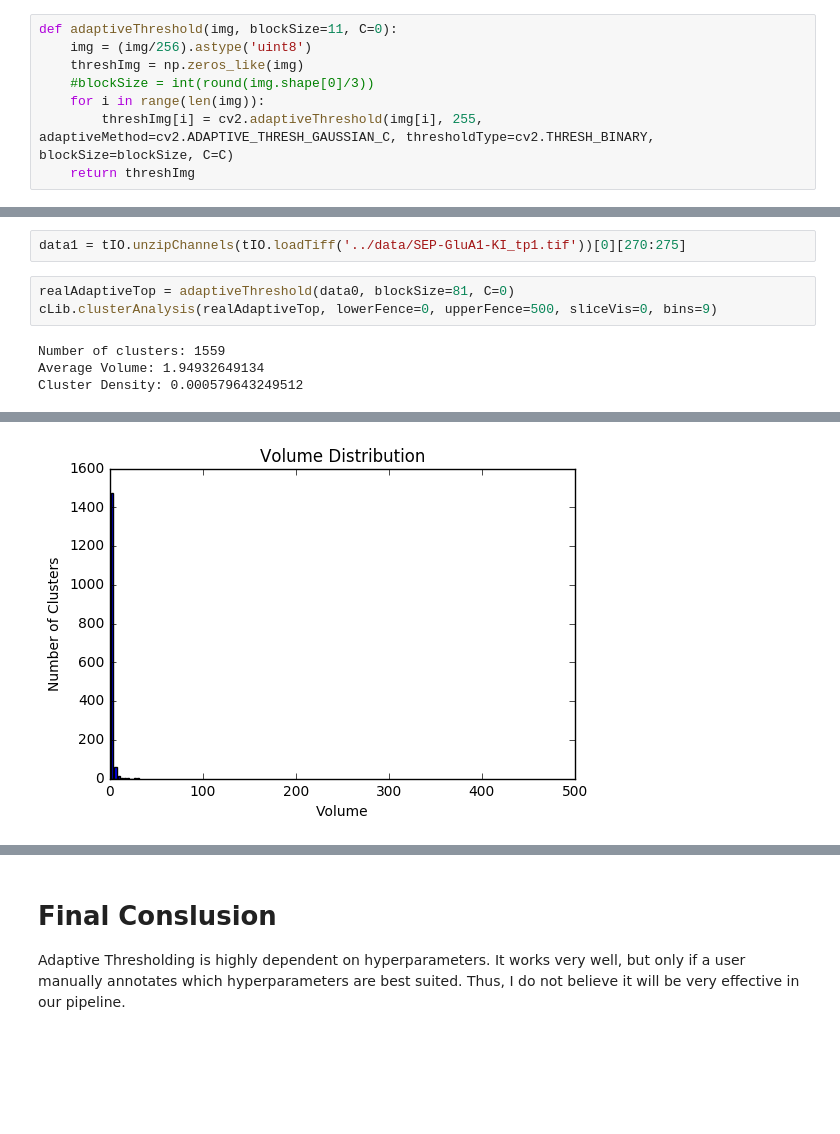
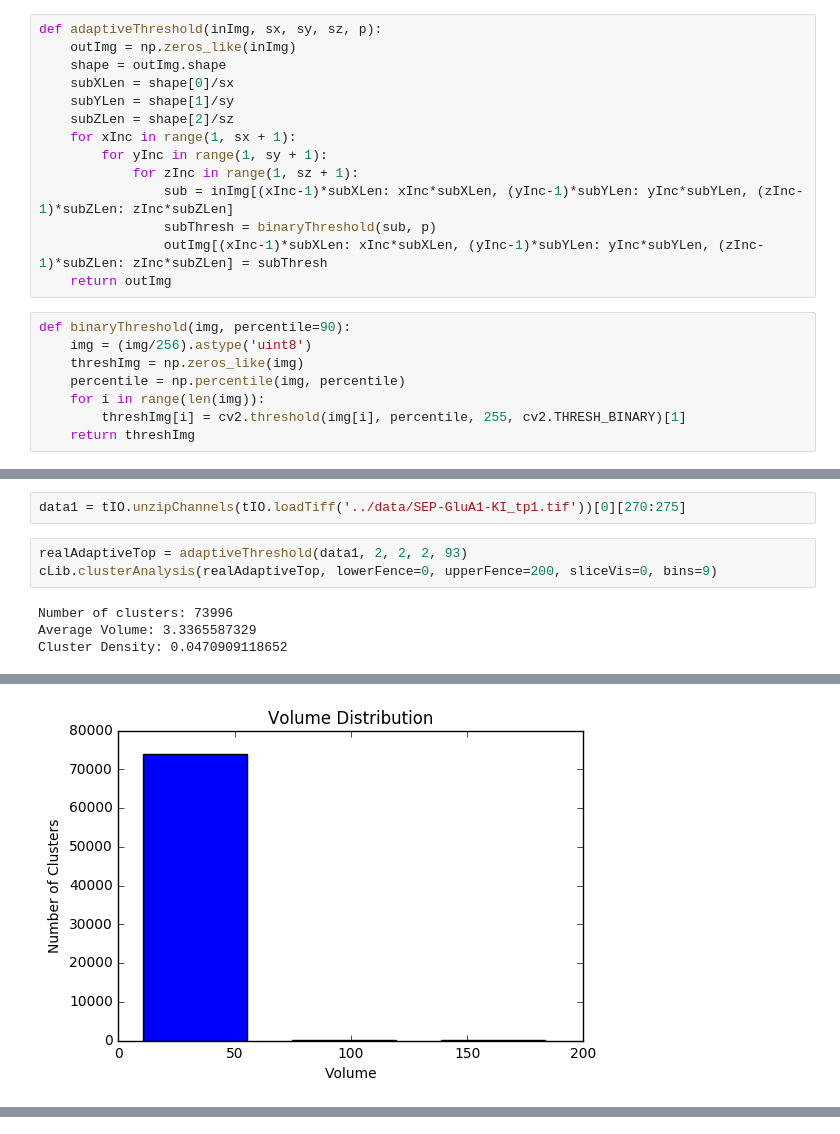
Before and after one commit to NeuroDataDesign/pan-synapse, a Jupyter notebook: background/AdaptiveThresholding_Algorithms.md.ipynb, the cells around one changed output, grey strips where cells are left out. Saved outputs shown, nothing was run; the diff lists cells and outputs as text; blank space fills up the shorter version.

Commit message:
added custom adaptive thresholding

```diff
--- a/background/AdaptiveThresholding_Algorithms.md.ipynb
+++ b/background/AdaptiveThresholding_Algorithms.md.ipynb
@@ -29,10 +28,24 @@ plotly.offline.init_notebook_mode()
+# %%
+def adaptiveThreshold(inImg, sx, sy, sz, p):
+    outImg = np.zeros_like(inImg)
+    shape = outImg.shape
+    subXLen = shape[0]/sx
+    subYLen = shape[1]/sy
+    subZLen = shape[2]/sz
+    for xInc in range(1, sx + 1):
+        for yInc in range(1, sy + 1):
+            for zInc in range(1, sz + 1):
+                sub = inImg[(xInc-1)*subXLen: xInc*subXLen, (yInc-1)*subYLen: yInc*subYLen, (zInc-1)*subZLen: zInc*subZLen]
+                subThresh = binaryThreshold(sub, p)
+                outImg[(xInc-1)*subXLen: xInc*subXLen, (yInc-1)*subYLen: yInc*subYLen, (zInc-1)*subZLen: zInc*subZLen] = subThresh
+    return outImg
 # %%
-def adaptiveThreshold(img, blockSize=11, C=0):
+def binaryThreshold(img, percentile=90):
     img = (img/256).astype('uint8')
     threshImg = np.zeros_like(img)
-    #blockSize = int(round(img.shape[0]/3))
+    percentile = np.percentile(img, percentile)
     for i in range(len(img)):
-        threshImg[i] = cv2.adaptiveThreshold(img[i], 255, adaptiveMethod=cv2.ADAPTIVE_THRESH_GAUSSIAN_C, thresholdType=cv2.THRESH_BINARY, blockSize=blockSize, C=C)
+        threshImg[i] = cv2.threshold(img[i], percentile, 255, cv2.THRESH_BINARY)[1]
     return threshImg
 # %% [markdown]
 # 3. Predicted Performance Conditions
@@ -355,9 +369,9 @@ Cluster Density: 0.000482177734375
 # %%
 data1 = tIO.unzipChannels(tIO.loadTiff('../data/SEP-GluA1-KI_tp1.tif'))[0][270:275]
 # %%
-realAdaptiveTop = adaptiveThreshold(data0, blockSize=81, C=0)
-cLib.clusterAnalysis(realAdaptiveTop, lowerFence=0, upperFence=500, sliceVis=0, bins=9)
+realAdaptiveTop = adaptiveThreshold(data1, 2, 2, 2, 93)
+cLib.clusterAnalysis(realAdaptiveTop, lowerFence=0, upperFence=200, sliceVis=0, bins=9)
 # %% [output]
-Number of clusters: 1559
-Average Volume: 1.94932649134
-Cluster Density: 0.000579643249512
+Number of clusters: 73996
+Average Volume: 3.3365587329
+Cluster Density: 0.0470909118652
@@ -365,7 +379,4 @@ Cluster Density: 0.000579643249512
-[figure, old version]
+[figure, new version]
 [interactive output not drawn]
 [interactive output not drawn]
 [interactive output not drawn]
-# %% [markdown]
-# Final Conslusion
-Adaptive Thresholding is highly dependent on hyperparameters. It works very well, but only if a user manually annotates which hyperparameters are best suited. Thus, I do not believe it will be very effective in our pipeline.
```
Also changed, not shown: parts of 23 cells of this notebook, 1 other file.
